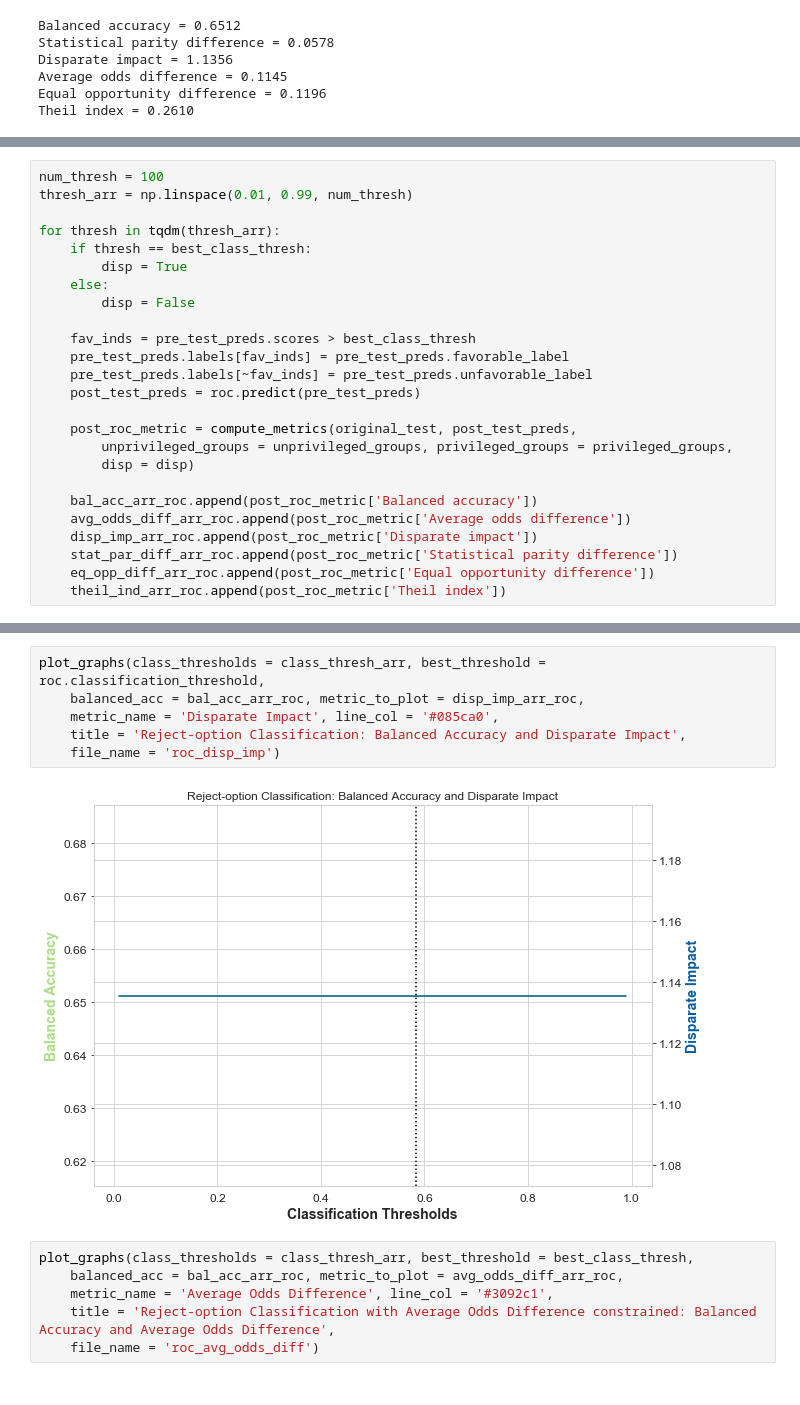
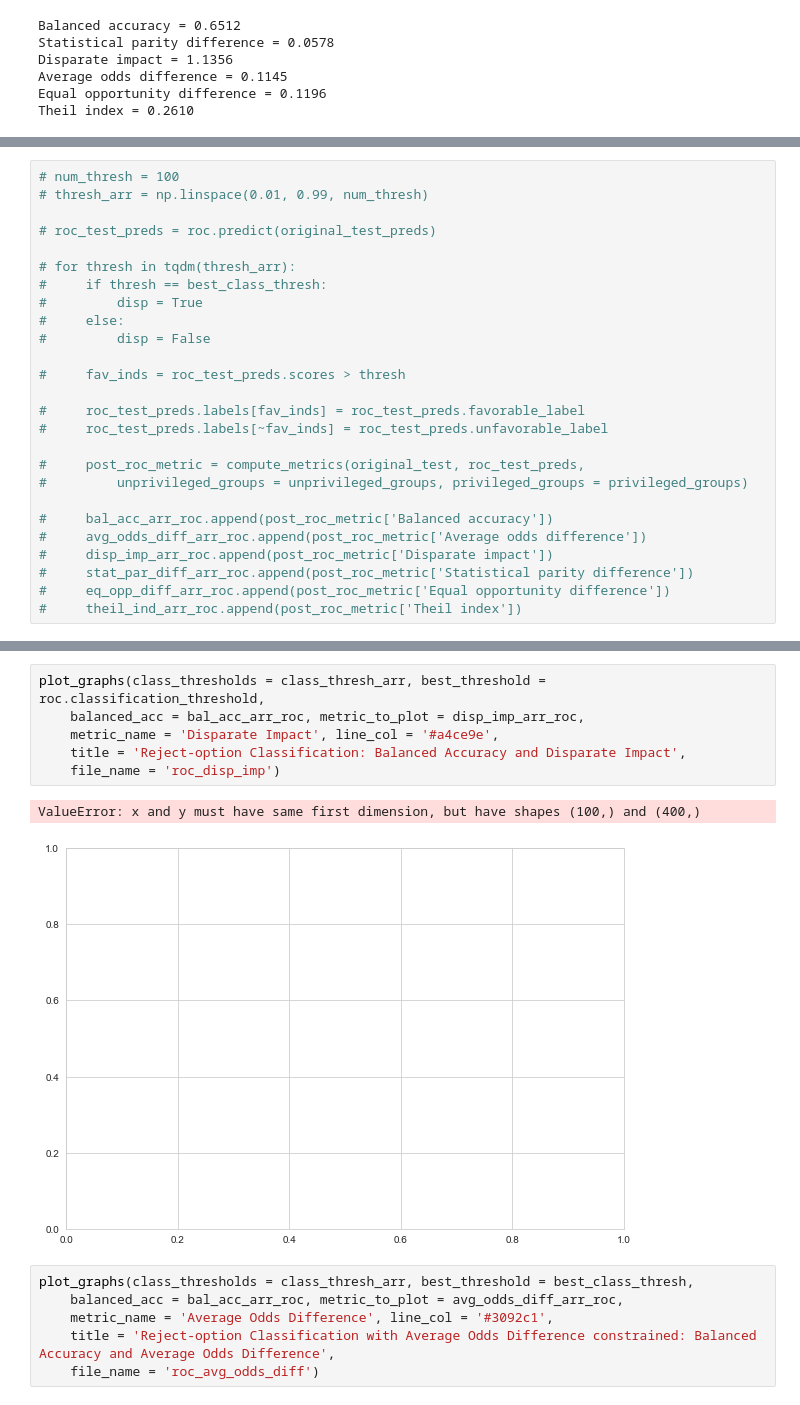
Before and after one commit to megantennies/FYP, a Jupyter notebook: FYP_CODE.ipynb, the cells around one changed output, grey strips where cells are left out. Saved outputs shown, nothing was run; the diff lists cells and outputs as text.

```diff
--- a/FYP_CODE.ipynb
+++ b/FYP_CODE.ipynb
@@ -1437,25 +1467,26 @@ theil_ind_arr_roc = []
 # %%
-num_thresh = 100
-thresh_arr = np.linspace(0.01, 0.99, num_thresh)
+# num_thresh = 100
+# thresh_arr = np.linspace(0.01, 0.99, num_thresh)
 
-for thresh in tqdm(thresh_arr):
-    if thresh == best_class_thresh:
-        disp = True
-    else:
-        disp = False
+# roc_test_preds = roc.predict(original_test_preds)
 
-    fav_inds = pre_test_preds.scores > best_class_thresh
-    pre_test_preds.labels[fav_inds] = pre_test_preds.favorable_label
-    pre_test_preds.labels[~fav_inds] = pre_test_preds.unfavorable_label
-    post_test_preds = roc.predict(pre_test_preds)
+# for thresh in tqdm(thresh_arr):
+#     if thresh == best_class_thresh:
+#         disp = True
+#     else:
+#         disp = False
 
-    post_roc_metric = compute_metrics(original_test, post_test_preds,
-        unprivileged_groups = unprivileged_groups, privileged_groups = privileged_groups,
-        disp = disp)
+#     fav_inds = roc_test_preds.scores > thresh
 
-    bal_acc_arr_roc.append(post_roc_metric['Balanced accuracy'])
-    avg_odds_diff_arr_roc.append(post_roc_metric['Average odds difference'])
-    disp_imp_arr_roc.append(post_roc_metric['Disparate impact'])
-    stat_par_diff_arr_roc.append(post_roc_metric['Statistical parity difference'])
-    eq_opp_diff_arr_roc.append(post_roc_metric['Equal opportunity difference'])
-    theil_ind_arr_roc.append(post_roc_metric['Theil index'])
+#     roc_test_preds.labels[fav_inds] = roc_test_preds.favorable_label
+#     roc_test_preds.labels[~fav_inds] = roc_test_preds.unfavorable_label
+
+#     post_roc_metric = compute_metrics(original_test, roc_test_preds,
+#         unprivileged_groups = unprivileged_groups, privileged_groups = privileged_groups)
+
+#     bal_acc_arr_roc.append(post_roc_metric['Balanced accuracy'])
+#     avg_odds_diff_arr_roc.append(post_roc_metric['Average odds difference'])
+#     disp_imp_arr_roc.append(post_roc_metric['Disparate impact'])
+#     stat_par_diff_arr_roc.append(post_roc_metric['Statistical parity difference'])
+#     eq_opp_diff_arr_roc.append(post_roc_metric['Equal opportunity difference'])
+#     theil_ind_arr_roc.append(post_roc_metric['Theil index'])
@@ -1495,11 +1493,12 @@ Theil index = 0.2610
 # %%
 plot_graphs(class_thresholds = class_thresh_arr, best_threshold = roc.classification_threshold,
     balanced_acc = bal_acc_arr_roc, metric_to_plot = disp_imp_arr_roc,
-    metric_name = 'Disparate Impact', line_col = '#085ca0',
+    metric_name = 'Disparate Impact', line_col = '#a4ce9e',
     title = 'Reject-option Classification: Balanced Accuracy and Disparate Impact',
     file_name = 'roc_disp_imp')
 # %% [output]
+ValueError: x and y must have same first dimension, but have shapes (100,) and (400,)
-[figure, old version]
+[figure, new version]
 # %%
 plot_graphs(class_thresholds = class_thresh_arr, best_threshold = best_class_thresh,
     balanced_acc = bal_acc_arr_roc, metric_to_plot = avg_odds_diff_arr_roc,
```
Also changed, not shown: parts of 24 cells of this notebook, 10 other files.
